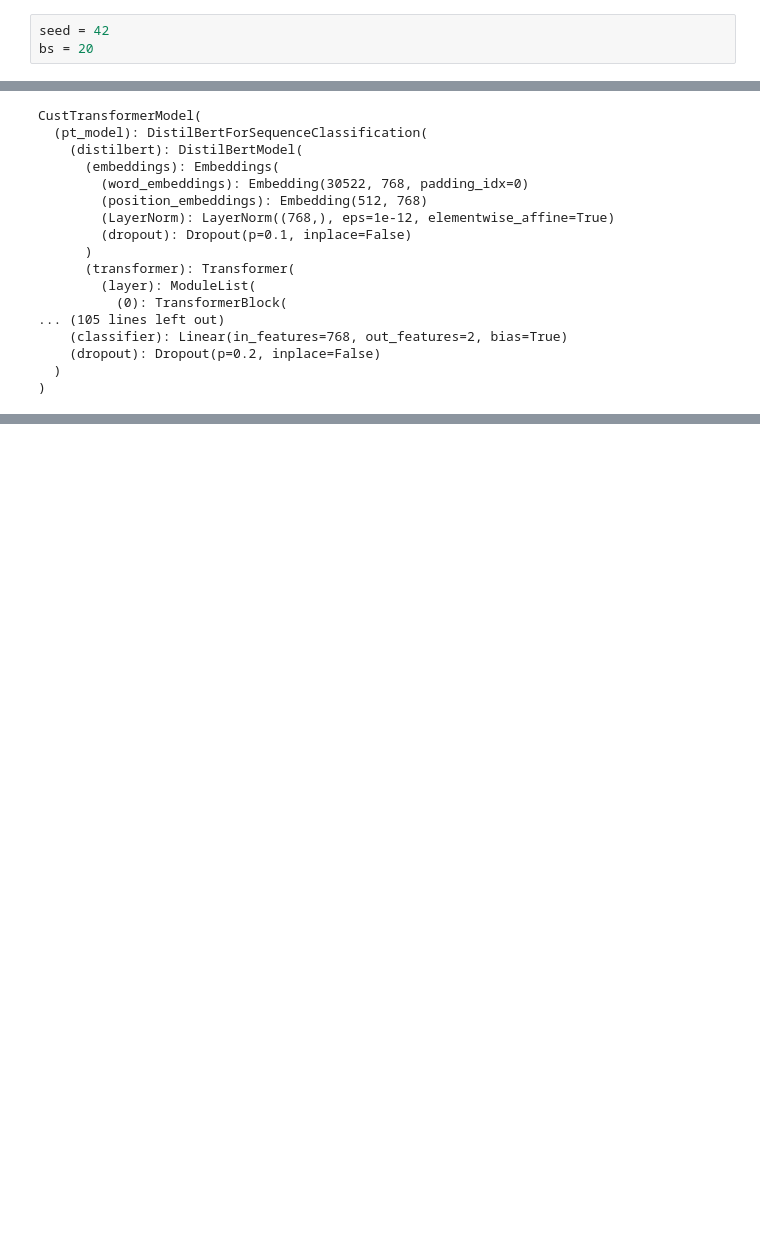
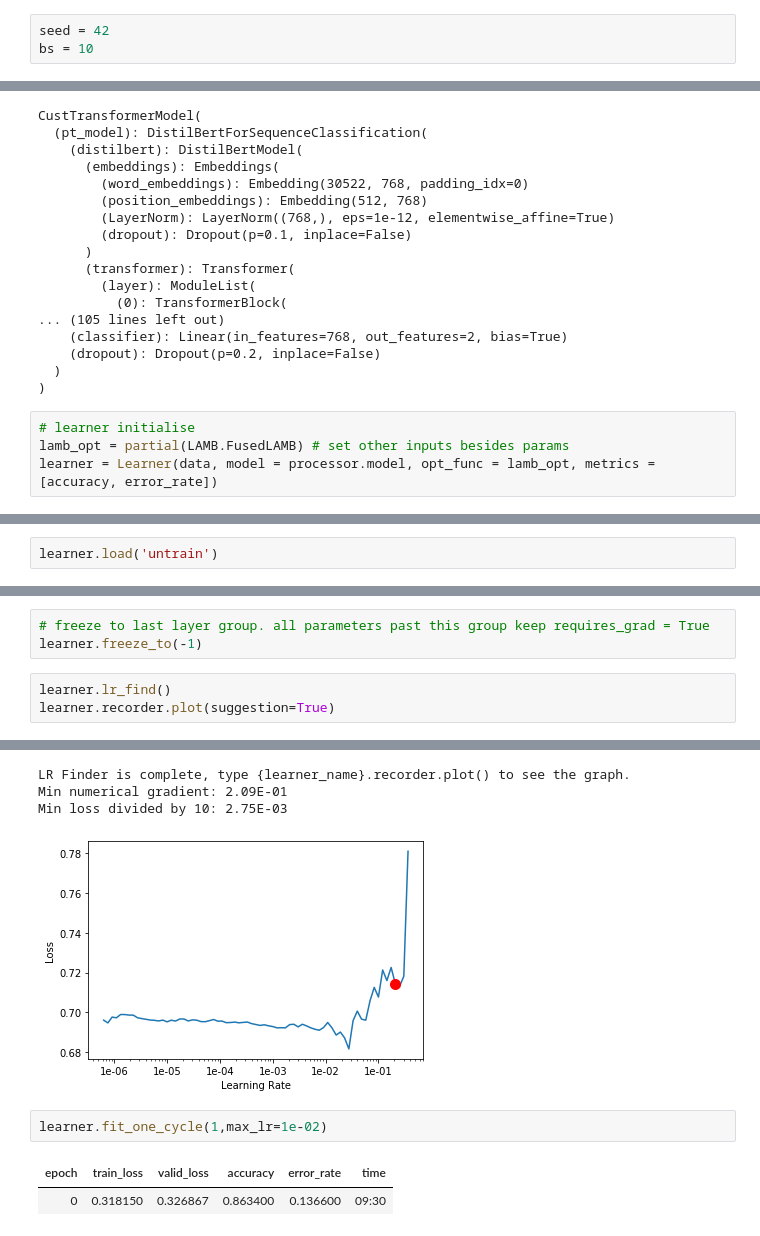
Before and after one commit to Jack-212/fast-transformer, a Jupyter notebook: imdb_bert.ipynb, the cells around one changed output, grey strips where cells are left out. Cells and saved outputs as stored; diff of their text form; blank space fills up the shorter version.

Commit message:
ipython train & renaming

```diff
--- a/imdb_bert.ipynb
+++ b/imdb_bert.ipynb
@@ -9,7 +9,7 @@ import apex.optimizers.fused_lamb as LAMB
 from functools import partial
 # %%
 seed = 42
-bs = 20
+bs = 10
 # %%
 # Initialise Processors (Tokenize and create Vocab)
 model_name = 'distilbert-base-uncased'
@@ -67,3 +67,7 @@ CustTransformerModel(
     (dropout): Dropout(p=0.2, inplace=False)
   )
 )
+# %%
+# learner initialise
+lamb_opt = partial(LAMB.FusedLAMB) # set other inputs besides params
+learner = Learner(data, model = processor.model, opt_func = lamb_opt, metrics = [accuracy, error_rate])
@@ -69,0 +88,2 @@ CustTransformerModel(
+# %%
+learner.load('untrain')
@@ -69,0 +108,7 @@ CustTransformerModel(
+# %%
+# freeze to last layer group. all parameters past this group keep requires_grad = True
+learner.freeze_to(-1)
+# %%
+learner.lr_find()
+learner.recorder.plot(suggestion=True)
+# %% [output]
@@ -69,0 +116,9 @@ CustTransformerModel(
+LR Finder is complete, type {learner_name}.recorder.plot() to see the graph.
+Min numerical gradient: 2.09E-01
+Min loss divided by 10: 2.75E-03
+[figure, added]
+# %%
+learner.fit_one_cycle(1,max_lr=1e-02)
+# %% [output]
+| epoch | train_loss | valid_loss | accuracy | error_rate | time |
+| 0 | 0.318150 | 0.326867 | 0.863400 | 0.136600 | 09:30 |
```
Also changed, not shown: parts of 11 cells of this notebook, 1 other file.
